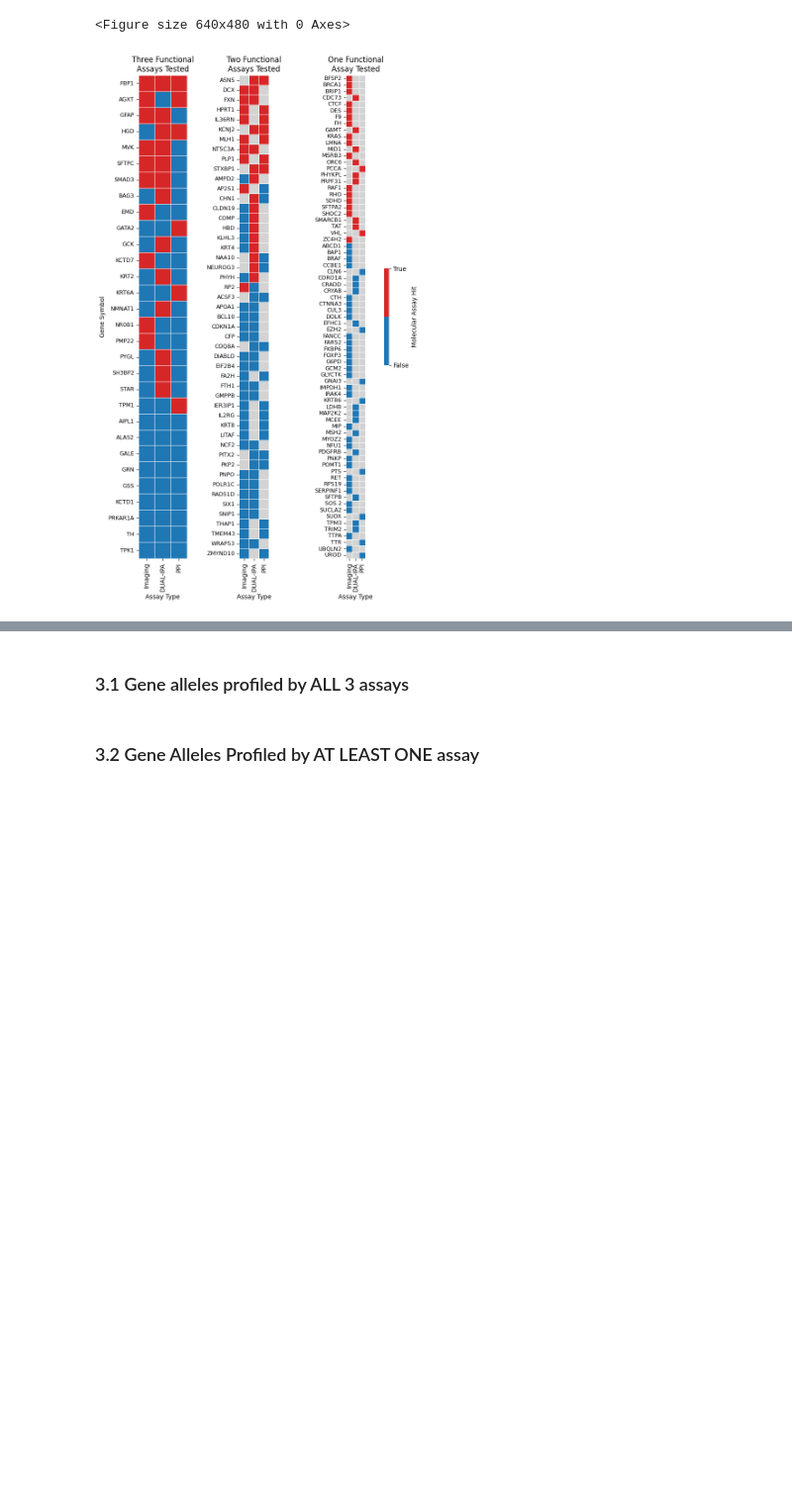
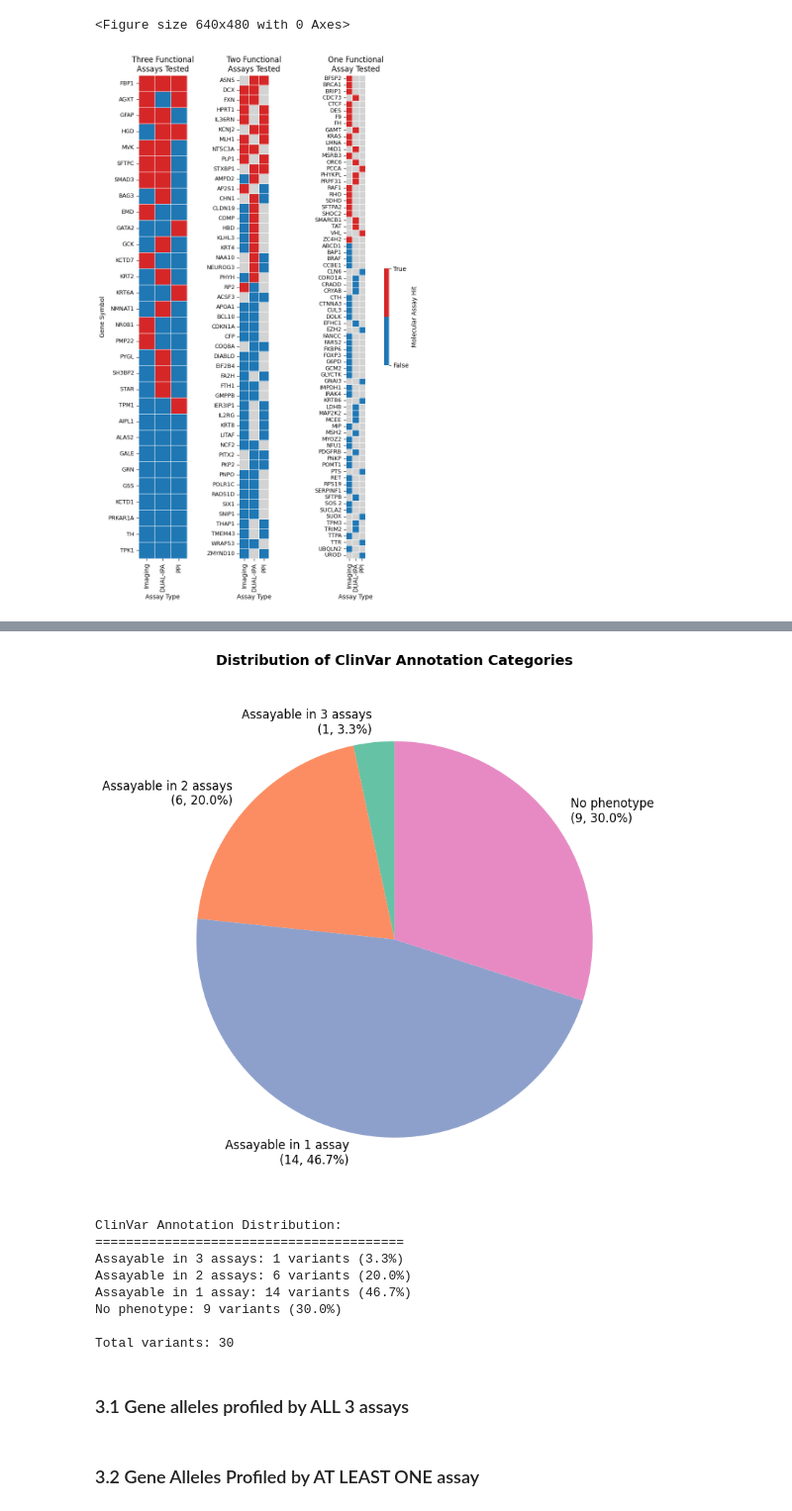
Before and after one commit to broadinstitute/2025_laval_submitted, a Jupyter notebook: 3_integrated_assay_results/2_analysis/0_all_assays_summary.ipynb, the cells around one changed output, grey strips where cells are left out. Shown at 99% size. Drawn from its saved outputs; the diff is of its cells as text; code cells hidden in the pictures; blank space fills up the shorter version.

Commit message:
Updating color palette for ClinVar annotations

```diff
--- a/3_integrated_assay_results/2_analysis/0_all_assays_summary.ipynb
+++ b/3_integrated_assay_results/2_analysis/0_all_assays_summary.ipynb
@@ -915,3 +930,79 @@ plt.show()
+# %%
+# Create pie chart for ClinVar annotation categories
+merged_genes_any_path_pl = pl.DataFrame(merged_genes_any_path).with_columns(
+    pl.when(pl.col("true_count")==0)
+    .then(pl.lit("No phenotype"))
+    .when(pl.col("true_count")==1)
+    .then(pl.lit("Assayable in 1 assay"))
+    .when(pl.col("true_count")==2)
+    .then(pl.lit("Assayable in 2 assays"))
+    .otherwise(pl.lit("Assayable in 3 assays"))
+    .alias("Assayable")
+).filter(
+    pl.col("non_null_count")==3
+)
+# Get the category counts from the merged data
+summary_clin_var_counts = merged_genes_any_path_pl.group_by("Assayable").len() #.sort("clinvar_clnsig_clean")#.sort("len", descending=True)
+summary_clin_var_counts = merged_genes_any_path_pl.group_by("Assayable").len().to_pandas()
+category_order = ["Assayable in 3 assays", "Assayable in 2 assays", "Assayable in 1 assay", "No phenotype"]
+summary_clin_var_counts['Assayable'] = pd.Categorical(summary_clin_var_counts['Assayable'], categories=category_order, ordered=True)
+
+# Convert to pandas for easier plotting
+pie_data = summary_clin_var_counts.sort_values('Assayable')
+pie_data = pie_data.dropna()  # Remove any null values
+
+# Calculate percentages
+total_count = pie_data["len"].sum()
+pie_data["percentage"] = (pie_data["len"] / total_count * 100).round(1)
+
+# Create labels with counts and percentages
+labels = [f"{cat}\n({count}, {pct}%)"
+          for cat, count, pct in zip(pie_data["Assayable"],
+                                   pie_data["len"],
+                                   pie_data["percentage"])]
+
+# Use a color palette that matches the boxenplot
+# colors = list(palette_dict["clinvar_clnsig_clean"].values())
+# colors[1], colors[3] = colors[3], colors[1]  # Swap colors to match the order in pie chart
+# Create pie chart
+fig, ax = plt.subplots(1, 1, figsize=(8, 8))
+wedges, texts, autotexts = ax.pie(pie_data["len"],
+                                  labels=labels,
+                                  colors=sns.color_palette("Set2"),
+                                  autopct="",  # We're including percentages in labels
+                                  startangle=90,
+                                  textprops={'fontsize': 12})
+
+ax.set_title("Distribution of ClinVar Annotation Categories", fontsize=14, fontweight='bold', pad=20)
+
+# Equal aspect ratio ensures that pie is drawn as a circle
+ax.axis('equal')
+
+# # Add a legend
+# ax.legend(wedges, [f"{cat} (n={count})" for cat, count in zip(pie_data["clinvar_clnsig_clean"], pie_data["len"])],
+#           title="Categories",
+#           loc="center left",
+#           bbox_to_anchor=(1, 0, 0.5, 1))
+
+plt.tight_layout()
+plt.show()
+
+# Print summary statistics
+print("ClinVar Annotation Distribution:")
+print("=" * 40)
+for _, row in pie_data.iterrows():
+    print(f"{row['Assayable']}: {row['len']} variants ({row['percentage']}%)")
+print(f"\nTotal variants: {total_count}")
+# %% [output]
+[figure, added]
+ClinVar Annotation Distribution:
+========================================
+Assayable in 3 assays: 1 variants (3.3%)
+Assayable in 2 assays: 6 variants (20.0%)
+Assayable in 1 assay: 14 variants (46.7%)
+No phenotype: 9 variants (30.0%)
+
+Total variants: 30
 # %% [markdown]
 ### 3.1 Gene alleles profiled by ALL 3 assays
 # %%
```
Also changed, not shown: parts of 5 cells of this notebook, 5 other files.
